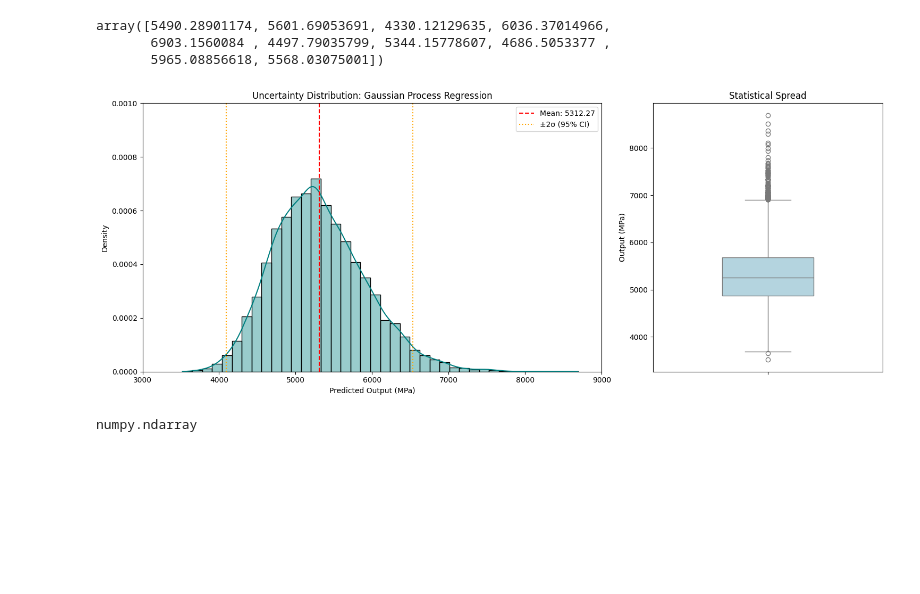
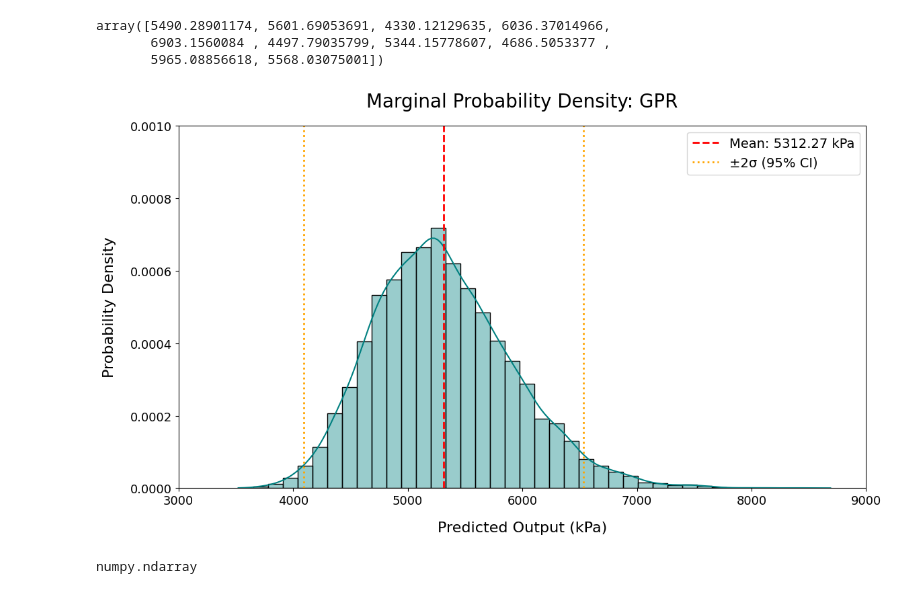
Before and after one commit to lapulga-10/Surrogate-Modeling-and-Uncertainty-Quantification, a Jupyter notebook: Code/Week_5_Surrogate_model_fitting.ipynb, the cells around one changed output. Cells and saved outputs as stored; diff of their text form; code cells hidden in the pictures; blank space fills up the shorter version.

Commit message:
added better images results with units in labels

```diff
--- a/Code/Week_5_Surrogate_model_fitting.ipynb
+++ b/Code/Week_5_Surrogate_model_fitting.ipynb
@@ -608,6 +613,16 @@ samples_df = pd.read_csv("sample_points.csv")
 # list of variables (columns) you want to plot
 vars_to_plot = [
     'f_mem',
+    'sigma_mem_y',
+    'sigma_mem',
+    'E_mem',
+    'sigma_edg',
+    'sigma_sup',
+    'nu_mem'
+]
+
+units = [
+    'kPa',
     'sigma_mem_y',
     'sigma_mem',
     'E_mem',
@@ -746,24 +761,31 @@ def uncertainty(model, samples, model_name="Surrogate Model", unit="Units"):
     cv = (sigma / mu) * 100 if mu != 0 else 0  # Coefficient of Variation
 
     # 3. Create Visualization
-    fig, (ax1, ax2) = plt.subplots(1, 2, figsize=(15, 6), gridspec_kw={'width_ratios': [2, 1]})
+    plt.rcParams.update({'font.size': 14}) # Base font size
+
+    # Adjusted figure for a single, prominent plot
+    fig, ax1 = plt.subplots(figsize=(12, 7))
 
     # --- Plot 1: Histogram & KDE ---
     sns.histplot(predictions, kde=True, ax=ax1, color='teal', bins=40, stat="density", alpha=0.4)
-    ax1.axvline(mu, color='red', linestyle='--', label=f'Mean: {mu:.2f}')
-    ax1.axvline(mu - 2*sigma, color='orange', linestyle=':', label=f'±2σ (95% CI)')
-    ax1.axvline(mu + 2*sigma, color='orange', linestyle=':')
 
-    ax1.set_title(f"Uncertainty Distribution: {model_name}")
-    ax1.set_xlabel(f"Predicted Output ({unit})")
+    # Vertical lines for statistical markers
+    ax1.axvline(mu, color='red', linestyle='--', linewidth=2, label=f'Mean: {mu:.2f} {unit}')
+    ax1.axvline(mu - 2*sigma, color='orange', linestyle=':', linewidth=2, label=f'±2σ (95% CI)')
+    ax1.axvline(mu + 2*sigma, color='orange', linestyle=':', linewidth=2)
+
+    # Set labels and titles with larger font sizes
+    ax1.set_title(f"Marginal Probability Density: {model_name}", fontsize=20, pad=20)
+    ax1.set_xlabel(f"Predicted Output ({unit})", fontsize=16, labelpad=15)
+    ax1.set_ylabel("Probability Density", fontsize=16, labelpad=15)
+
+    # Axis limits
     ax1.set_xlim(3000, 9000)
     ax1.set_ylim(0, 0.001)
-    ax1.legend()
 
-    # --- Plot 2: Box & Whisker (Outlier Analysis) ---
-    sns.boxplot(y=predictions, ax=ax2, color='lightblue', width=0.4)
-    ax2.set_title("Statistical Spread")
-    ax2.set_ylabel(f"Output ({unit})")
+    # Legend and tick formatting
+    ax1.legend(fontsize=14, loc='upper right')
+    ax1.tick_params(axis='both', which='major', labelsize=13)
 
     plt.tight_layout()
     plt.show()
@@ -778,9 +800,9 @@ def uncertainty(model, samples, model_name="Surrogate Model", unit="Units"):
         "predictions": predictions
     }
 # %%
-uncertainty_gpr = uncertainty(gpr, samples, model_name="Gaussian Process Regression", unit="MPa")
+uncertainty_gpr = uncertainty(gpr, samples, model_name="GPR", unit="kPa")
 # %% [output]
-[figure, old version]
+[figure, new version]
 # %%
 y_hat_gpr = uncertainty_gpr['predictions']
 type(y_hat_gpr) # 10000 ndarray
```
Also changed, not shown: parts of 26 cells of this notebook.
